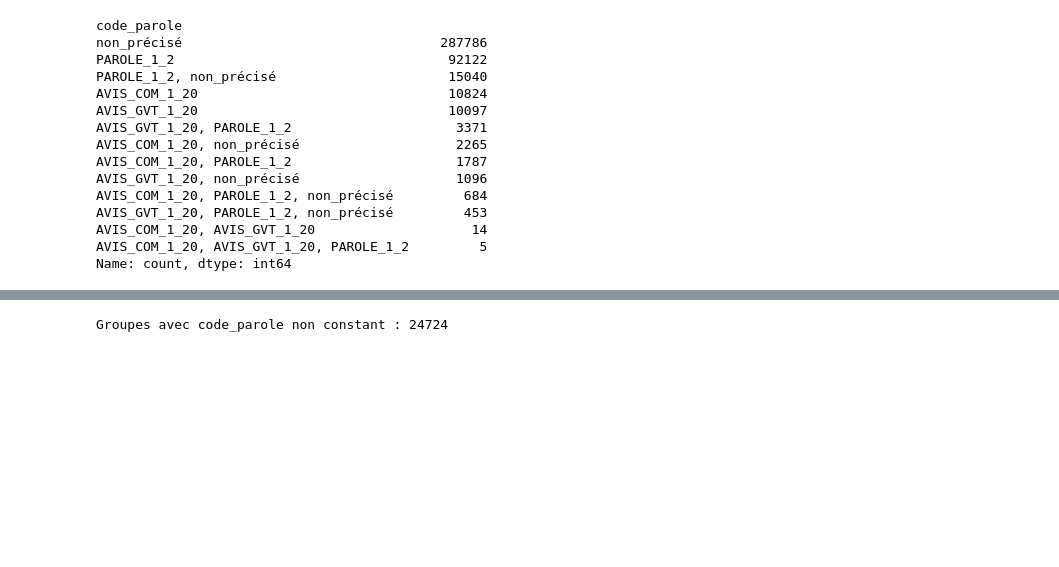
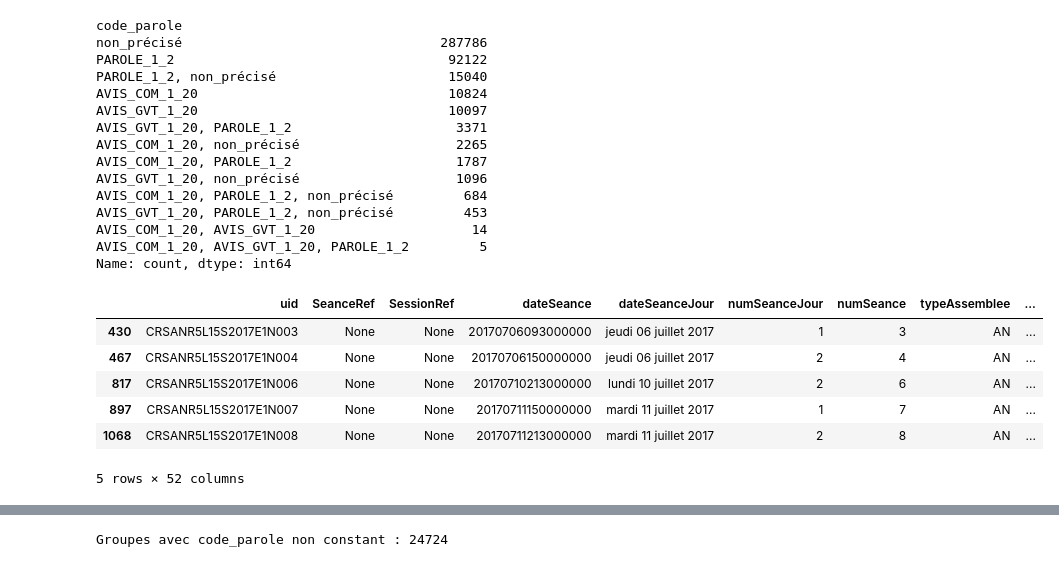
Before and after one commit to Matthias-Levalet/republique-cest-quoi, a Jupyter notebook: notebooks/2_clean_filter.ipynb, the cells around one changed output, grey strips where cells are left out. Drawn from its saved outputs; the diff is of its cells as text; code cells hidden in the pictures; blank space fills up the shorter version.

```diff
--- a/notebooks/2_clean_filter.ipynb
+++ b/notebooks/2_clean_filter.ipynb
@@ -754,0 +759,11 @@ Name: count, dtype: int64
+# %%
+chelou = df_concat[df_concat["code_parole"] == "AVIS_GVT_1_20, PAROLE_1_2"]
+chelou.head
+# %% [output]
+|  | uid | SeanceRef | SessionRef | dateSeance | dateSeanceJour | numSeanceJour | numSeance | typeAssemblee | ... |
+| 430 | CRSANR5L15S2017E1N003 | None | None | 20170706093000000 | jeudi 06 juillet 2017 | 1 | 3 | AN | ... |
+| 467 | CRSANR5L15S2017E1N004 | None | None | 20170706150000000 | jeudi 06 juillet 2017 | 2 | 4 | AN | ... |
+| 817 | CRSANR5L15S2017E1N006 | None | None | 20170710213000000 | lundi 10 juillet 2017 | 2 | 6 | AN | ... |
+| 897 | CRSANR5L15S2017E1N007 | None | None | 20170711150000000 | mardi 11 juillet 2017 | 1 | 7 | AN | ... |
+| 1068 | CRSANR5L15S2017E1N008 | None | None | 20170711213000000 | mardi 11 juillet 2017 | 2 | 8 | AN | ... |
+5 rows × 52 columns
```
Also changed, not shown: parts of 15 cells of this notebook.
